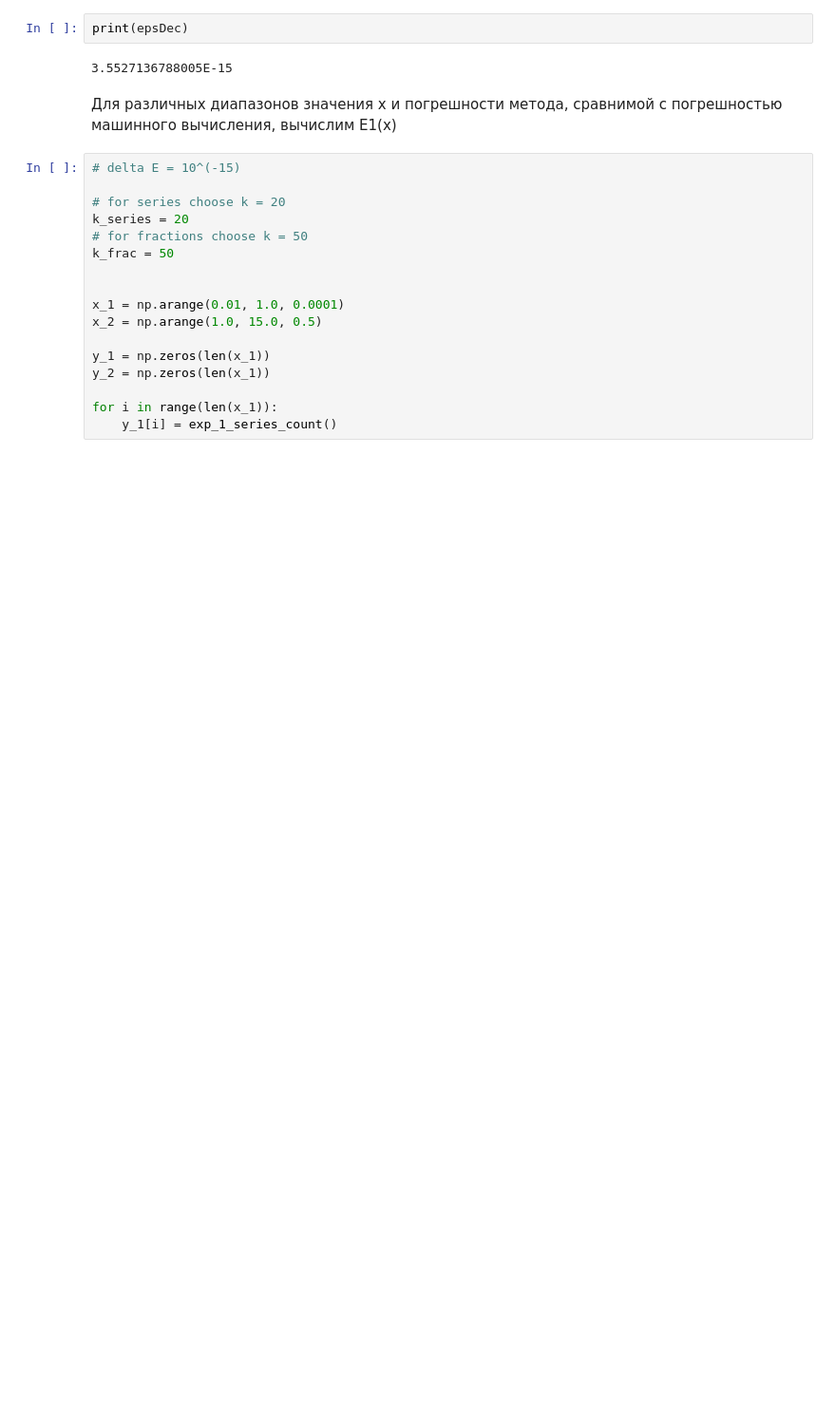
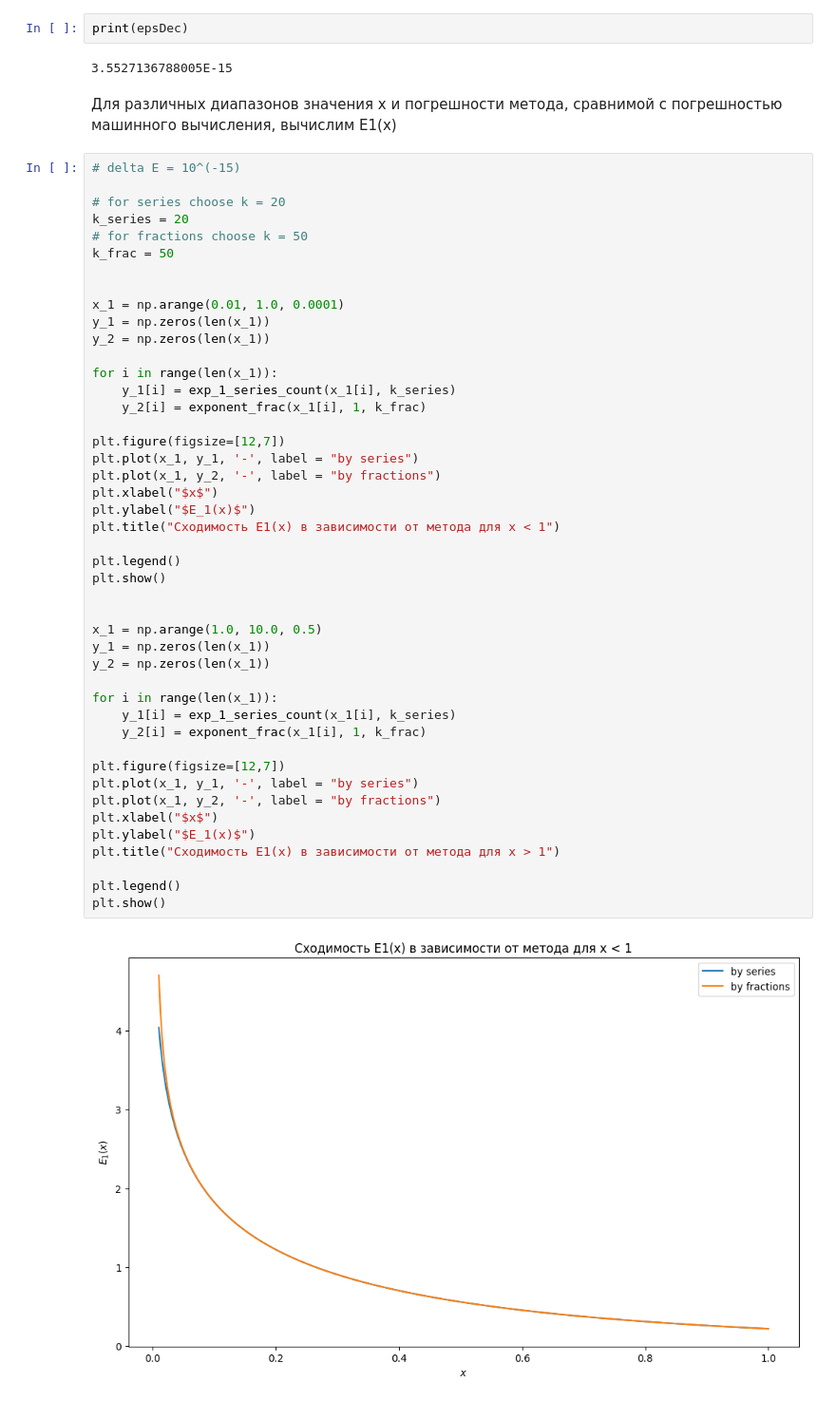
Before and after one commit to Sofia-Sukhova/practice_homework_5sem, a Jupyter notebook: pogreshnosti/pogreshnosti_1.8.ipynb, the cells around one changed output. Shown at 95% size. Cells and saved outputs as stored; diff of their text form; blank space fills up the shorter version.

```diff
--- a/pogreshnosti/pogreshnosti_1.8.ipynb
+++ b/pogreshnosti/pogreshnosti_1.8.ipynb
@@ -334,17 +365,47 @@ print(epsDec)
 # %%
 # delta E = 10^(-15)
 
 # for series choose k = 20
 k_series = 20
 # for fractions choose k = 50
 k_frac = 50
 
 
 x_1 = np.arange(0.01, 1.0, 0.0001)
-x_2 = np.arange(1.0, 15.0, 0.5)
-
 y_1 = np.zeros(len(x_1))
 y_2 = np.zeros(len(x_1))
 
 for i in range(len(x_1)):
-    y_1[i] = exp_1_series_count()
+    y_1[i] = exp_1_series_count(x_1[i], k_series)
+    y_2[i] = exponent_frac(x_1[i], 1, k_frac)
+
+plt.figure(figsize=[12,7])
+plt.plot(x_1, y_1, '-', label = "by series")
+plt.plot(x_1, y_2, '-', label = "by fractions")
+plt.xlabel("$x$")
+plt.ylabel("$E_1(x)$")
+plt.title("Сходимость E1(х) в зависимости от метода для x < 1")
+
+plt.legend()
+plt.show()
+
+
+x_1 = np.arange(1.0, 10.0, 0.5)
+y_1 = np.zeros(len(x_1))
+y_2 = np.zeros(len(x_1))
+
+for i in range(len(x_1)):
+    y_1[i] = exp_1_series_count(x_1[i], k_series)
+    y_2[i] = exponent_frac(x_1[i], 1, k_frac)
+
+plt.figure(figsize=[12,7])
+plt.plot(x_1, y_1, '-', label = "by series")
+plt.plot(x_1, y_2, '-', label = "by fractions")
+plt.xlabel("$x$")
+plt.ylabel("$E_1(x)$")
+plt.title("Сходимость E1(х) в зависимости от метода для x > 1")
+
+plt.legend()
+plt.show()
+# %% [output]
+[figure, added]
```
Also changed, not shown: parts of 14 cells of this notebook.
